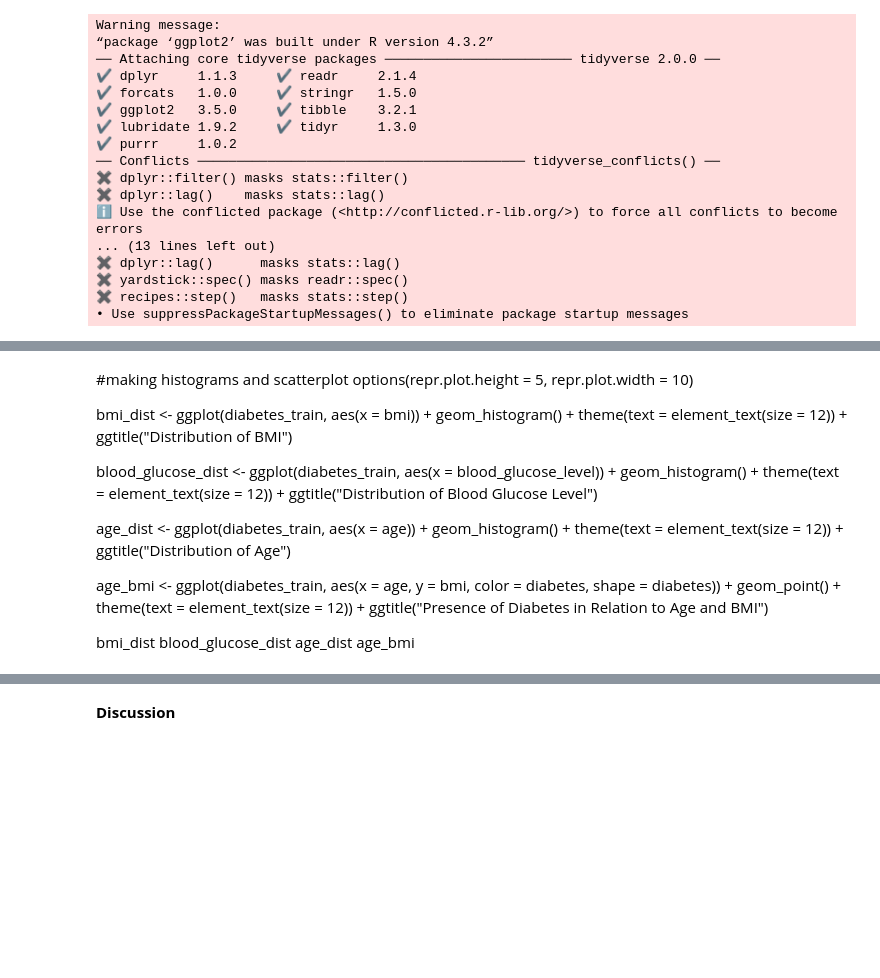
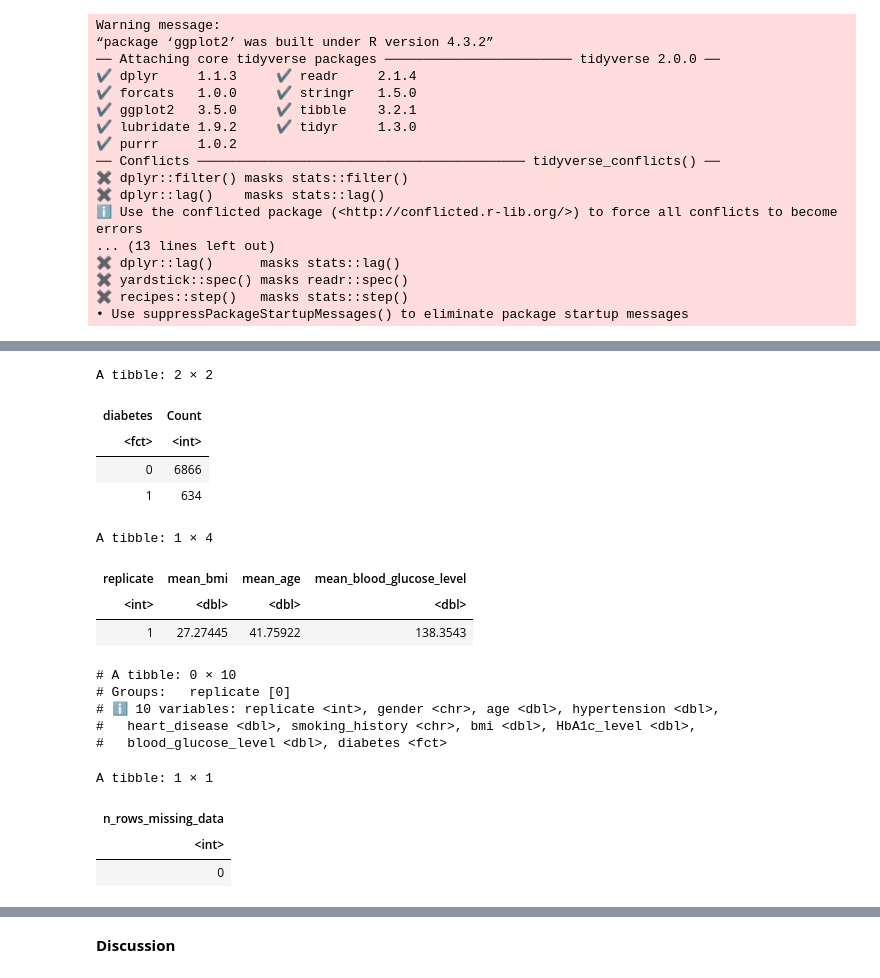
Before and after one commit to danialtaj0/dsci-100-002-group-41, a Jupyter notebook: assignments/final_project_group_41.ipynb, the cells around one changed output, grey strips where cells are left out. Drawn from its saved outputs; the diff is of its cells as text; code cells hidden in the pictures; blank space fills up the shorter version.

```diff
--- a/assignments/final_project_group_41.ipynb
+++ b/assignments/final_project_group_41.ipynb
@@ -98,28 +69,48 @@ missing_data
-# %% [markdown]
-#making histograms and scatterplot
-options(repr.plot.height = 5, repr.plot.width = 10)
-
-bmi_dist <- ggplot(diabetes_train, aes(x = bmi)) +
-    geom_histogram() +
-    theme(text = element_text(size = 12)) +
-    ggtitle("Distribution of BMI")
-
-blood_glucose_dist <- ggplot(diabetes_train, aes(x = blood_glucose_level)) +
-    geom_histogram() +
-    theme(text = element_text(size = 12)) +
-    ggtitle("Distribution of Blood Glucose Level")
-
-age_dist <- ggplot(diabetes_train, aes(x = age)) +
-    geom_histogram() +
-    theme(text = element_text(size = 12)) +
-    ggtitle("Distribution of Age")
-
-age_bmi <- ggplot(diabetes_train, aes(x = age, y = bmi, color = diabetes, shape = diabetes)) +
-    geom_point() +
-    theme(text = element_text(size = 12)) +
-    ggtitle("Presence of Diabetes in Relation to Age and BMI")
-
-bmi_dist
-blood_glucose_dist
-age_dist
-age_bmi
+# %%
+class_distribution <- diabetes_train |>
+  group_by(diabetes) |>
+  summarise(Count = n())
+
+class_distribution
+
+predictor_means <- diabetes_train |>
+  summarise(
+    mean_bmi = mean(bmi, na.rm = TRUE),
+    mean_age = mean(age, na.rm = TRUE),
+    mean_blood_glucose_level = mean(blood_glucose_level, na.rm = TRUE)
+  )
+
+predictor_means
+
+# Filtering rows where there is missing data in any of the specified columns
+rows_with_missing_data <- diabetes_train |>
+  filter(is.na(bmi) | is.na(age) | is.na(blood_glucose_level) | is.na(diabetes))
+
+
+print(rows_with_missing_data)
+
+# Count the number of rows with missing data
+num_rows_with_missing_data <- nrow(rows_with_missing_data)
+
+# Print the count
+missing_data <- tibble(n_rows_missing_data = num_rows_with_missing_data)
+missing_data
+# %% [output]
+A tibble: 2 × 2
+| diabetes | Count |
+| <fct> | <int> |
+| 0 | 6866 |
+| 1 | 634 |
+A tibble: 1 × 4
+| replicate | mean_bmi | mean_age | mean_blood_glucose_level |
+| <int> | <dbl> | <dbl> | <dbl> |
+| 1 | 27.27445 | 41.75922 | 138.3543 |
+# A tibble: 0 × 10
+# Groups:   replicate [0]
+# ℹ 10 variables: replicate <int>, gender <chr>, age <dbl>, hypertension <dbl>,
+#   heart_disease <dbl>, smoking_history <chr>, bmi <dbl>, HbA1c_level <dbl>,
+#   blood_glucose_level <dbl>, diabetes <fct>
+A tibble: 1 × 1
+| n_rows_missing_data |
+| <int> |
+| 0 |
```
Also changed, not shown: parts of 6 cells of this notebook.
